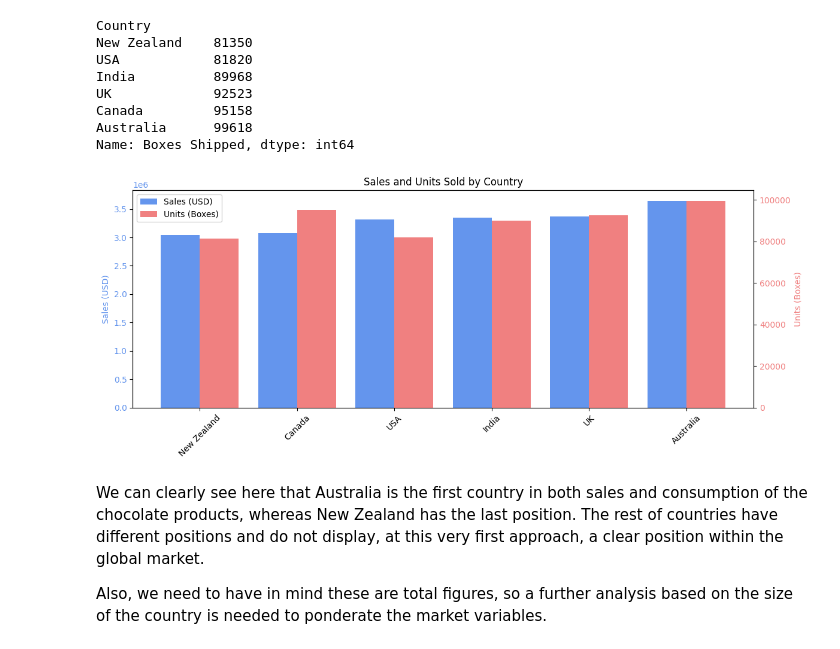
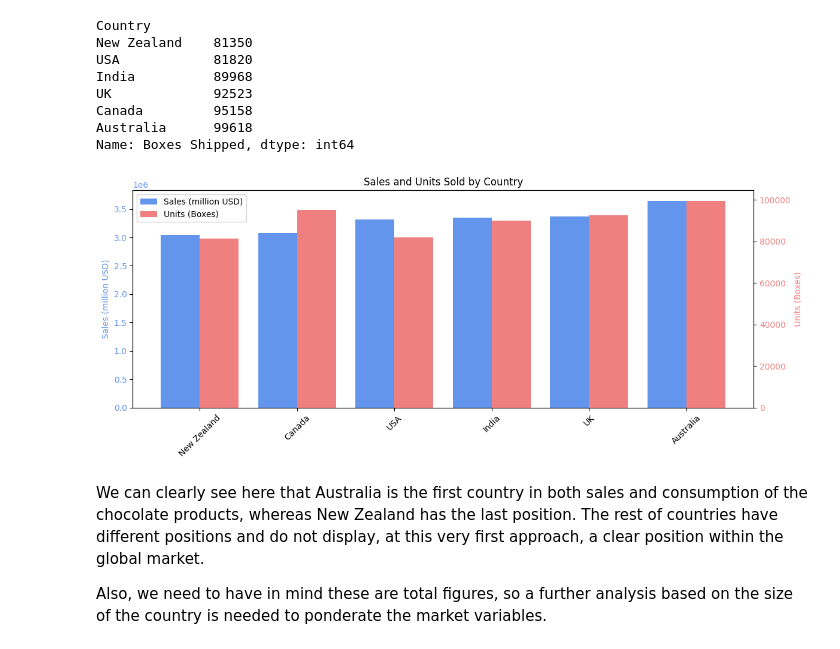
Before and after one commit to Lina060992/Chocolate, a Jupyter notebook: questions_hypothesis.ipynb, the cells around one changed output. Cells and saved outputs as stored; diff of their text form; code cells hidden in the pictures.

```diff
--- a/questions_hypothesis.ipynb
+++ b/questions_hypothesis.ipynb
@@ -117,42 +117,42 @@ bars1 = ax1.bar(
     country_data["Amount"],
     width,
     color="cornflowerblue",
-    label="Sales (USD)"
+    label="Sales (million USD)"
 )
 
-ax1.set_ylabel("Sales (USD)", color="cornflowerblue")
+ax1.set_ylabel("Sales (million USD)", color="cornflowerblue")
 ax1.tick_params(axis='y', labelcolor="cornflowerblue")
 
 # --- Units (right y-axis) ---
 ax2 = ax1.twinx()
 
 bars2 = ax2.bar(
     x + width/2,
     country_data["Boxes Shipped"],
     width,
     color="lightcoral",
     label="Units (Boxes)"
 )
 
 ax2.set_ylabel("Units (Boxes)", color="lightcoral")
 ax2.tick_params(axis='y', labelcolor="lightcoral")
 
 # --- X-axis formatting ---
 ax1.set_xticks(x)
 ax1.set_xticklabels(countries, rotation=45)
 
 # --- Title ---
 plt.title("Sales and Units Sold by Country")
 
 # --- Combined legend ---
 bars = bars1 + bars2
 labels = [bar.get_label() for bar in [bars1, bars2]]
 ax1.legend([bars1, bars2], labels, loc="upper left")
 
 plt.tight_layout()
 plt.show()
 # %% [output]
-[figure, old version]
+[figure, new version]
 # %% [markdown]
 We can clearly see here that Australia is the first country in both sales and consumption of the chocolate products, whereas New Zealand has the last position. The rest of countries have different positions and do not display, at this very first approach, a clear position within the global market.
 
```
Also changed, not shown: parts of 5 cells of this notebook, 1 other file.
